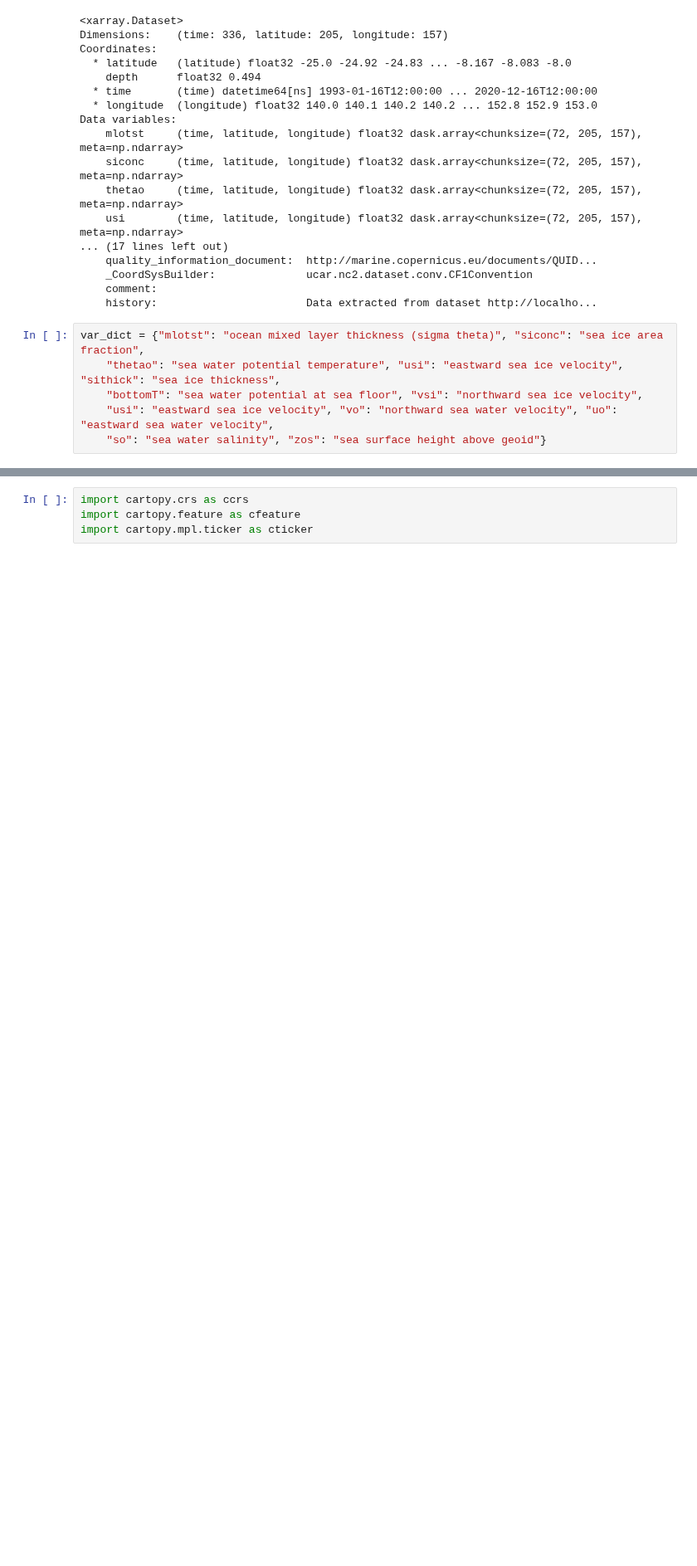
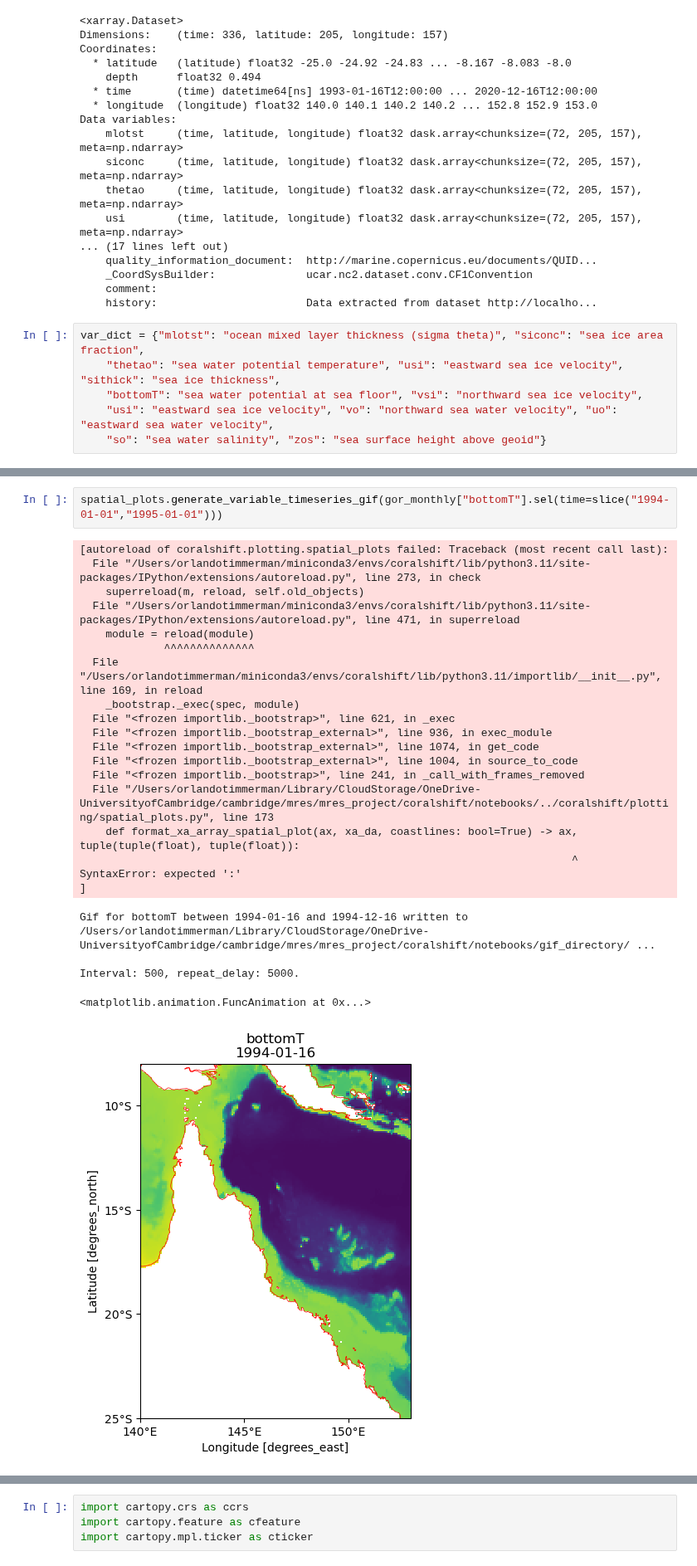
Before and after one commit to orlando-code/coralshift, a Jupyter notebook: notebooks/reef_baseline.ipynb, the cells around one changed output, grey strips where cells are left out. Shown at 83% size. Saved outputs shown, nothing was run; the diff lists cells and outputs as text; blank space fills up the shorter version.

```diff
--- a/notebooks/reef_baseline.ipynb
+++ b/notebooks/reef_baseline.ipynb
@@ -200,0 +300,26 @@ spatial_plots.plot_vars_at_time(gor_monthly[["mlotst", "thetao"]], variable_dict
+# %%
+spatial_plots.generate_variable_timeseries_gif(gor_monthly["bottomT"].sel(time=slice("1994-01-01","1995-01-01")))
+# %% [output]
+[autoreload of coralshift.plotting.spatial_plots failed: Traceback (most recent call last):
+  File "/Users/orlandotimmerman/miniconda3/envs/coralshift/lib/python3.11/site-packages/IPython/extensions/autoreload.py", line 273, in check
+    superreload(m, reload, self.old_objects)
+  File "/Users/orlandotimmerman/miniconda3/envs/coralshift/lib/python3.11/site-packages/IPython/extensions/autoreload.py", line 471, in superreload
+    module = reload(module)
+             ^^^^^^^^^^^^^^
+  File "/Users/orlandotimmerman/miniconda3/envs/coralshift/lib/python3.11/importlib/__init__.py", line 169, in reload
+    _bootstrap._exec(spec, module)
+  File "<frozen importlib._bootstrap>", line 621, in _exec
+  File "<frozen importlib._bootstrap_external>", line 936, in exec_module
+  File "<frozen importlib._bootstrap_external>", line 1074, in get_code
+  File "<frozen importlib._bootstrap_external>", line 1004, in source_to_code
+  File "<frozen importlib._bootstrap>", line 241, in _call_with_frames_removed
+  File "/Users/orlandotimmerman/Library/CloudStorage/OneDrive-UniversityofCambridge/cambridge/mres/mres_project/coralshift/notebooks/../coralshift/plotting/spatial_plots.py", line 173
+    def format_xa_array_spatial_plot(ax, xa_da, coastlines: bool=True) -> ax, tuple(tuple(float), tuple(float)):
+                                                                            ^
+SyntaxError: expected ':'
+]
+Gif for bottomT between 1994-01-16 and 1994-12-16 written to /Users/orlandotimmerman/Library/CloudStorage/OneDrive-UniversityofCambridge/cambridge/mres/mres_project/coralshift/notebooks/gif_directory/ ...
+
+Interval: 500, repeat_delay: 5000.
+<matplotlib.animation.FuncAnimation at 0x...>
+[figure, added]
```
Also changed, not shown: parts of 89 cells of this notebook.
